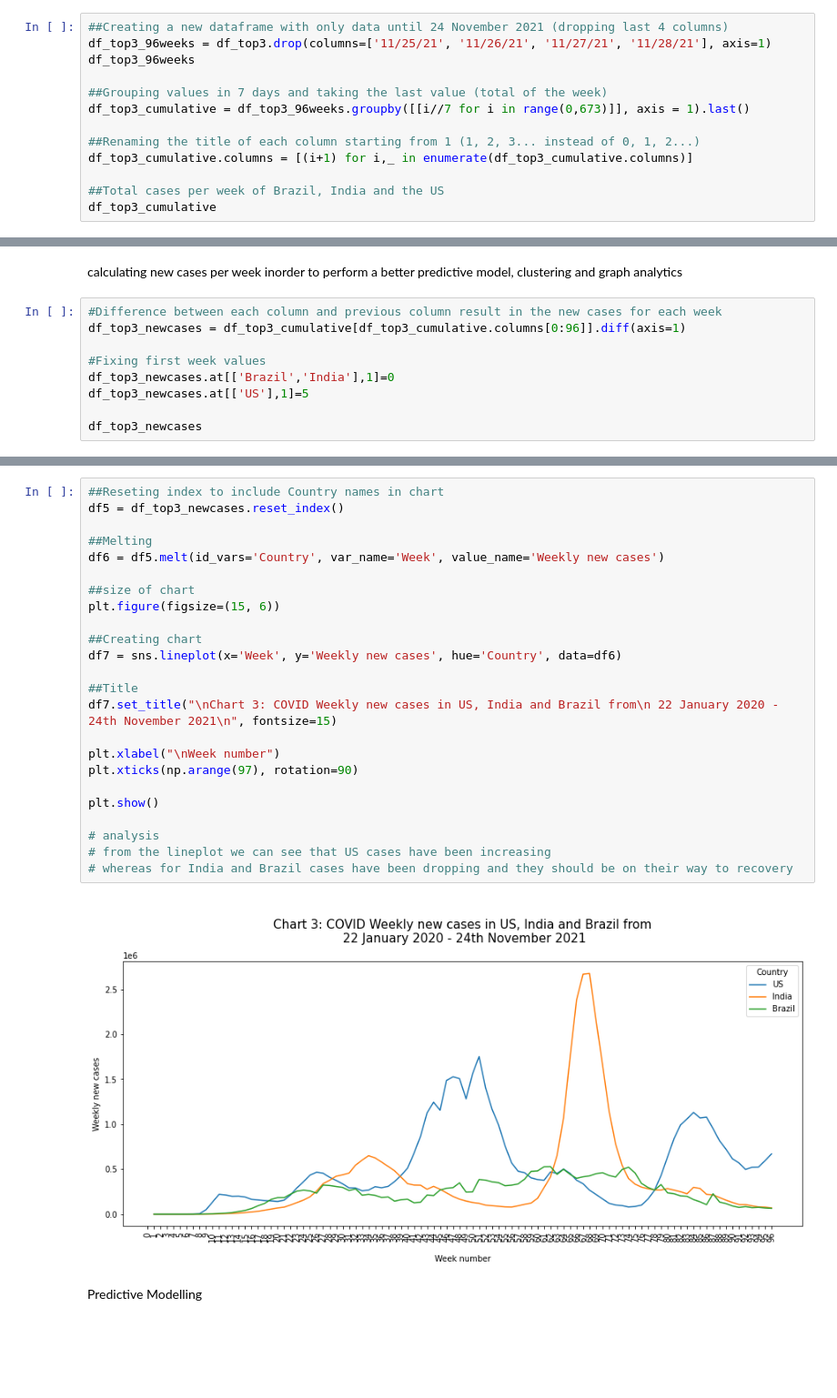
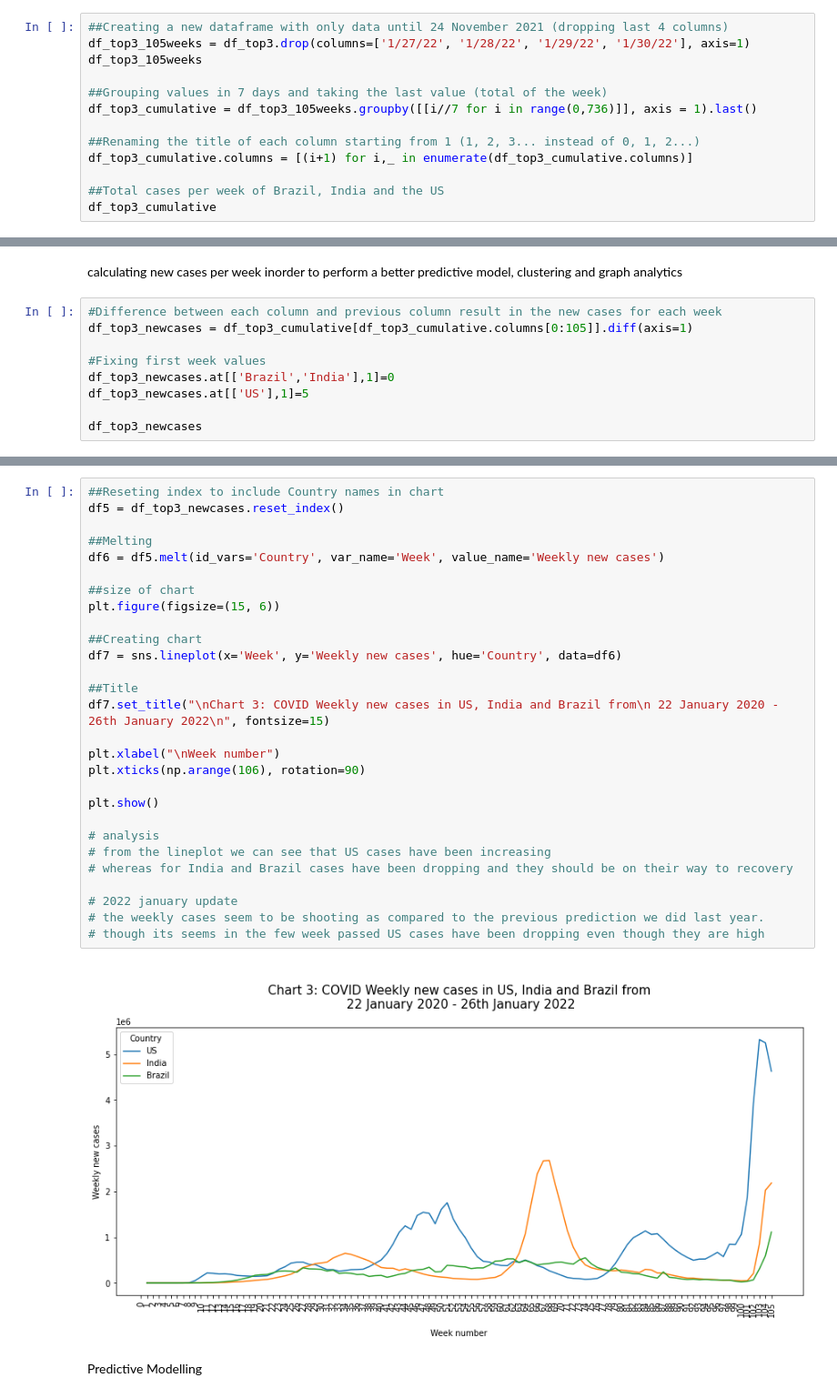
Before and after one commit to dom-inic/covid19Analysis, a Jupyter notebook: covid19timeseries. Big Data and analytics.ipynb, the cells around one changed output, grey strips where cells are left out. Shown: that part at 91% size. Saved outputs shown, nothing was run; the diff lists cells and outputs as text; blank space fills up the shorter version.

```diff
--- a/covid19timeseries. Big Data and analytics.ipynb
+++ b/covid19timeseries. Big Data and analytics.ipynb
@@ -149,10 +149,10 @@ going with 96 weeks
 # %%
 ##Creating a new dataframe with only data until 24 November 2021 (dropping last 4 columns)
-df_top3_96weeks = df_top3.drop(columns=['11/25/21', '11/26/21', '11/27/21', '11/28/21'], axis=1)
-df_top3_96weeks
+df_top3_105weeks = df_top3.drop(columns=['1/27/22', '1/28/22', '1/29/22', '1/30/22'], axis=1)
+df_top3_105weeks
 
 ##Grouping values in 7 days and taking the last value (total of the week)
-df_top3_cumulative = df_top3_96weeks.groupby([[i//7 for i in range(0,673)]], axis = 1).last()
+df_top3_cumulative = df_top3_105weeks.groupby([[i//7 for i in range(0,736)]], axis = 1).last()
 
 ##Renaming the title of each column starting from 1 (1, 2, 3... instead of 0, 1, 2...)
 df_top3_cumulative.columns = [(i+1) for i,_ in enumerate(df_top3_cumulative.columns)]
@@ -199,7 +200,7 @@ plt.show()
 calculating new cases per week inorder to perform a better predictive model, clustering and graph analytics
 # %%
 #Difference between each column and previous column result in the new cases for each week
-df_top3_newcases = df_top3_cumulative[df_top3_cumulative.columns[0:96]].diff(axis=1)
+df_top3_newcases = df_top3_cumulative[df_top3_cumulative.columns[0:105]].diff(axis=1)
 
 #Fixing first week values
 df_top3_newcases.at[['Brazil','India'],1]=0
@@ -218,29 +219,33 @@ Visualisations for weekly NEW CASES from Week 1 to Week 66 for US, India and Bra
 # %%
 ##Reseting index to include Country names in chart
 df5 = df_top3_newcases.reset_index()
 
 ##Melting
 df6 = df5.melt(id_vars='Country', var_name='Week', value_name='Weekly new cases')
 
 ##size of chart
 plt.figure(figsize=(15, 6))
 
 ##Creating chart
 df7 = sns.lineplot(x='Week', y='Weekly new cases', hue='Country', data=df6)
 
 ##Title
-df7.set_title("\nChart 3: COVID Weekly new cases in US, India and Brazil from\n 22 January 2020 - 24th November 2021\n", fontsize=15)
+df7.set_title("\nChart 3: COVID Weekly new cases in US, India and Brazil from\n 22 January 2020 - 26th January 2022\n", fontsize=15)
 
 plt.xlabel("\nWeek number")
-plt.xticks(np.arange(97), rotation=90)
+plt.xticks(np.arange(106), rotation=90)
 
 plt.show()
 
 # analysis
 # from the lineplot we can see that US cases have been increasing
 # whereas for India and Brazil cases have been dropping and they should be on their way to recovery
+
+# 2022 january update
+# the weekly cases seem to be shooting as compared to the previous prediction we did last year.
+# though its seems in the few week passed US cases have been dropping even though they are high
 # %% [output]
-[figure, old version]
+[figure, new version]
 # %% [markdown]
 Predictive Modelling
 # %% [markdown]
```
Also changed, not shown: parts of 25 cells of this notebook.
